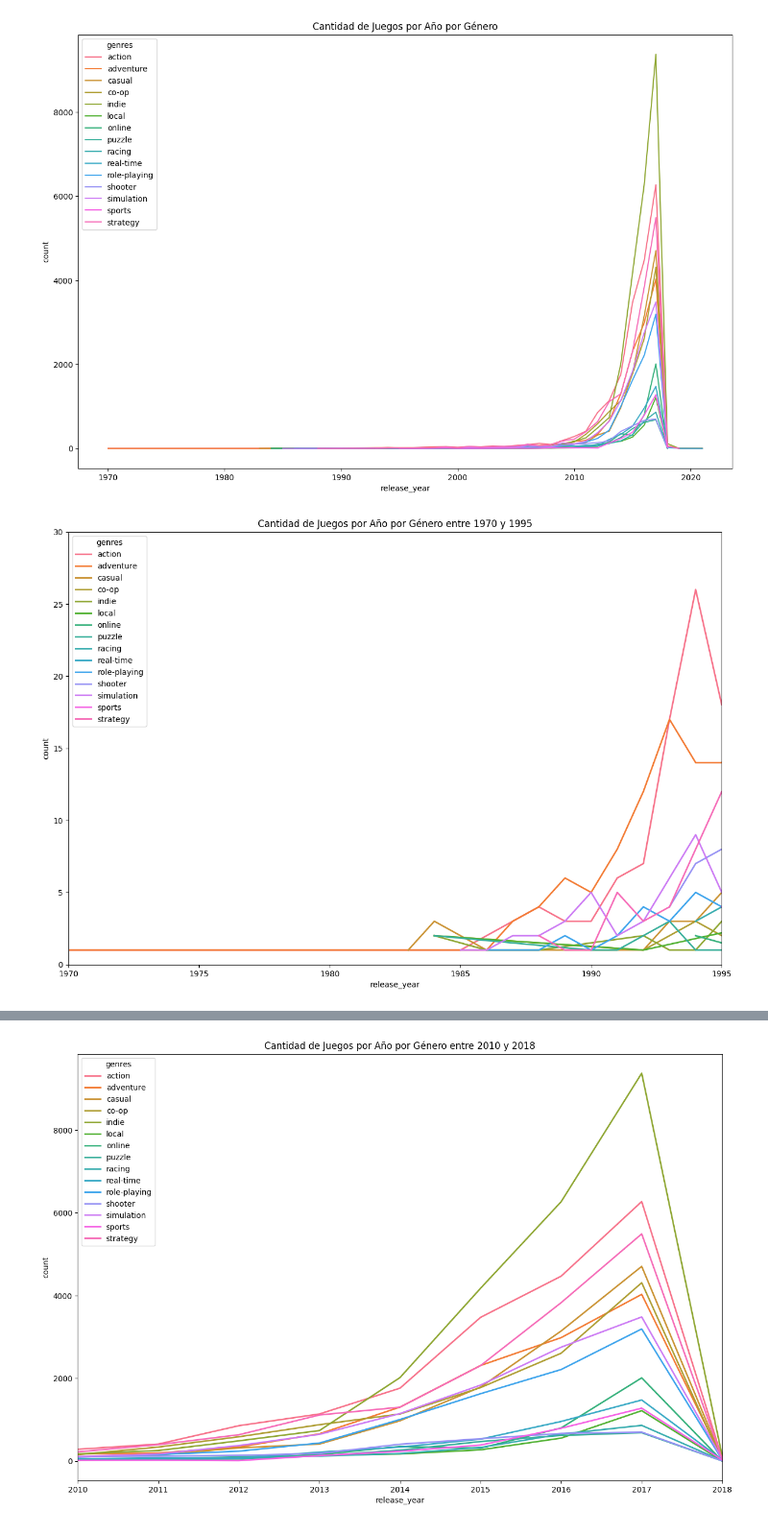
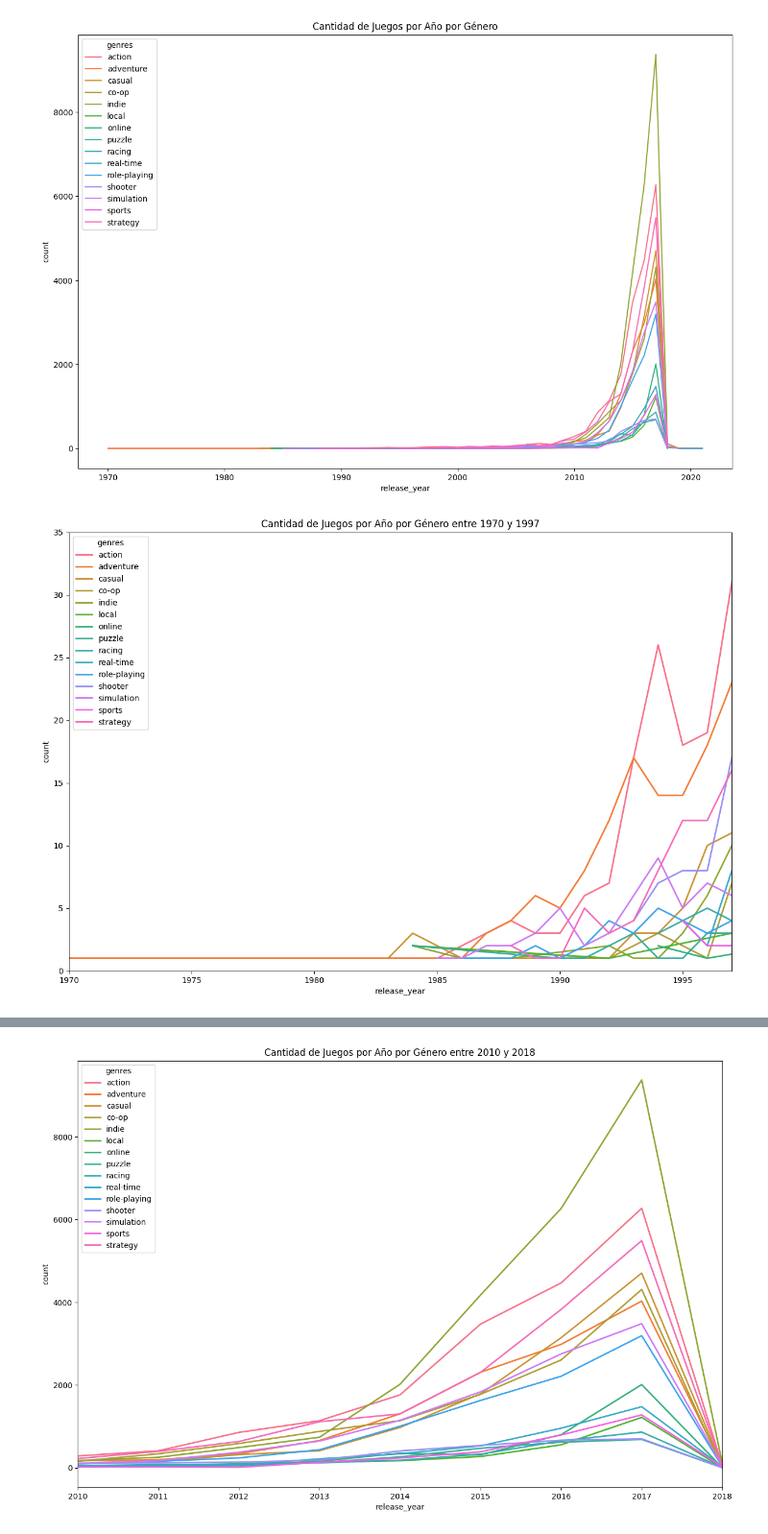
Before and after one commit to DataSciGina/VideoGameRecommender, a Jupyter notebook: EDA/EDA_steam_games.ipynb, the cells around one changed output, grey strips where cells are left out. Shown at 96% size. Drawn from its saved outputs; the diff is of its cells as text; code cells hidden in the pictures.

```diff
--- a/EDA/EDA_steam_games.ipynb
+++ b/EDA/EDA_steam_games.ipynb
@@ -519,12 +521,12 @@ plt.show()
 # %%
 # analizar a más detalle el periodo entre 1970 y 1995
 # visualizar los géneros más comunes por año
 fig, ax = plt.subplots(figsize=(15, 10))
 
 sns.lineplot(x='release_year', y='count', hue='genres', data=genres_year, ax=ax, linewidth=2)
-plt.xlim(1970, 1995)
-plt.ylim(0, 30)
-plt.title('Cantidad de Juegos por Año por Género entre 1970 y 1995')
+plt.xlim(1970, 1997)
+plt.ylim(0, 35)
+plt.title('Cantidad de Juegos por Año por Género entre 1970 y 1997')
 plt.show()
 # %% [output]
-[figure, old version]
+[figure, new version]
```
Also changed, not shown: parts of 7 cells of this notebook, 1 other file.
